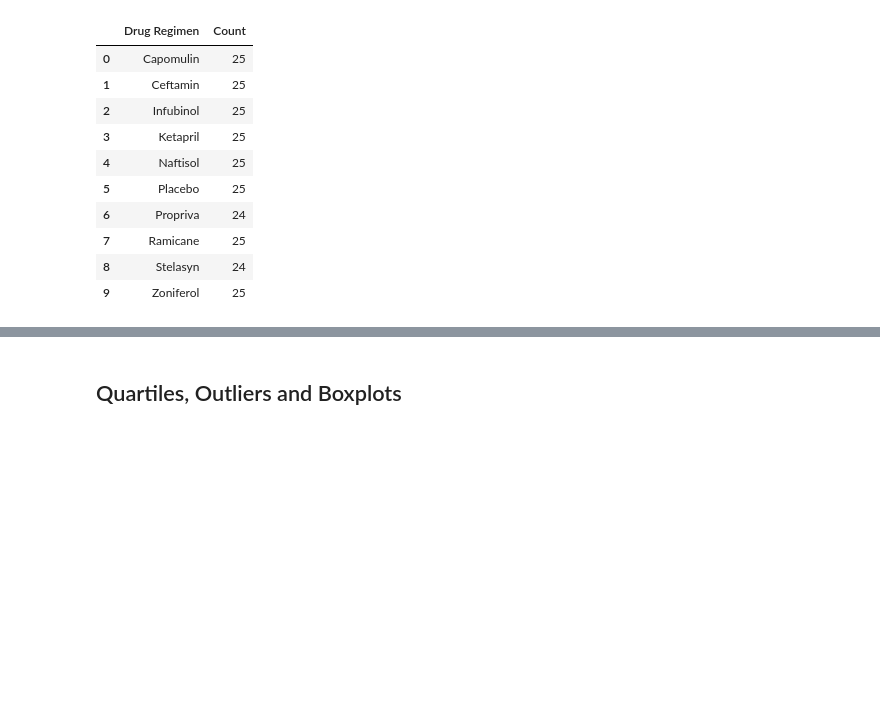
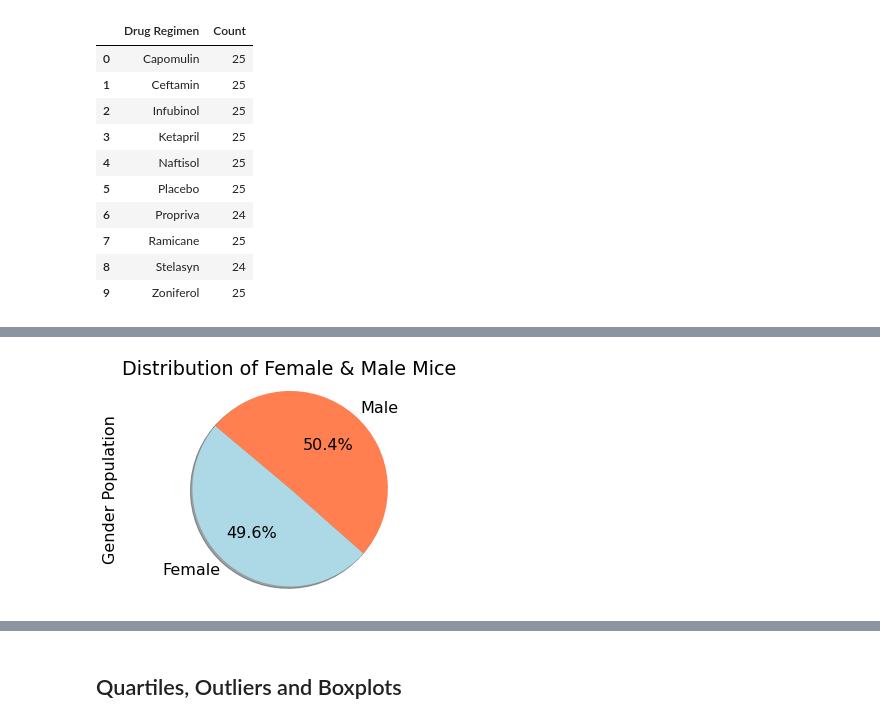
Before and after one commit to sjryandesigns/Matplotlib---Power-of-Plots, a Jupyter notebook: pymaceuticals_starter.ipynb, the cells around one changed output, grey strips where cells are left out. Saved outputs shown, nothing was run; the diff lists cells and outputs as text; code cells hidden in the pictures; blank space fills up the shorter version.

```diff
--- a/pymaceuticals_starter.ipynb
+++ b/pymaceuticals_starter.ipynb
@@ -195,2 +238,11 @@ ValueError: pie requires either y column or 'subplots=True'
+# %%
+gender_df.plot(kind = 'pie', y = 'Gender Population', title = "Distribution of Female & Male Mice", startangle=140,
+                        autopct='%1.1f%%',shadow=True, fontsize=16, colors =["lightblue","coral"],legend =False, labels=gender_df["Sex"])
+
+plt.axis("equal")
+plt.savefig("figures/PandaPieChart.png")
+plt.show()
+# %% [output]
+[figure, added]
 # %%
 # Generate a pie plot showing the distribution of female versus male mice using pyplot
```
Also changed, not shown: parts of 10 cells of this notebook, 4 other files.
